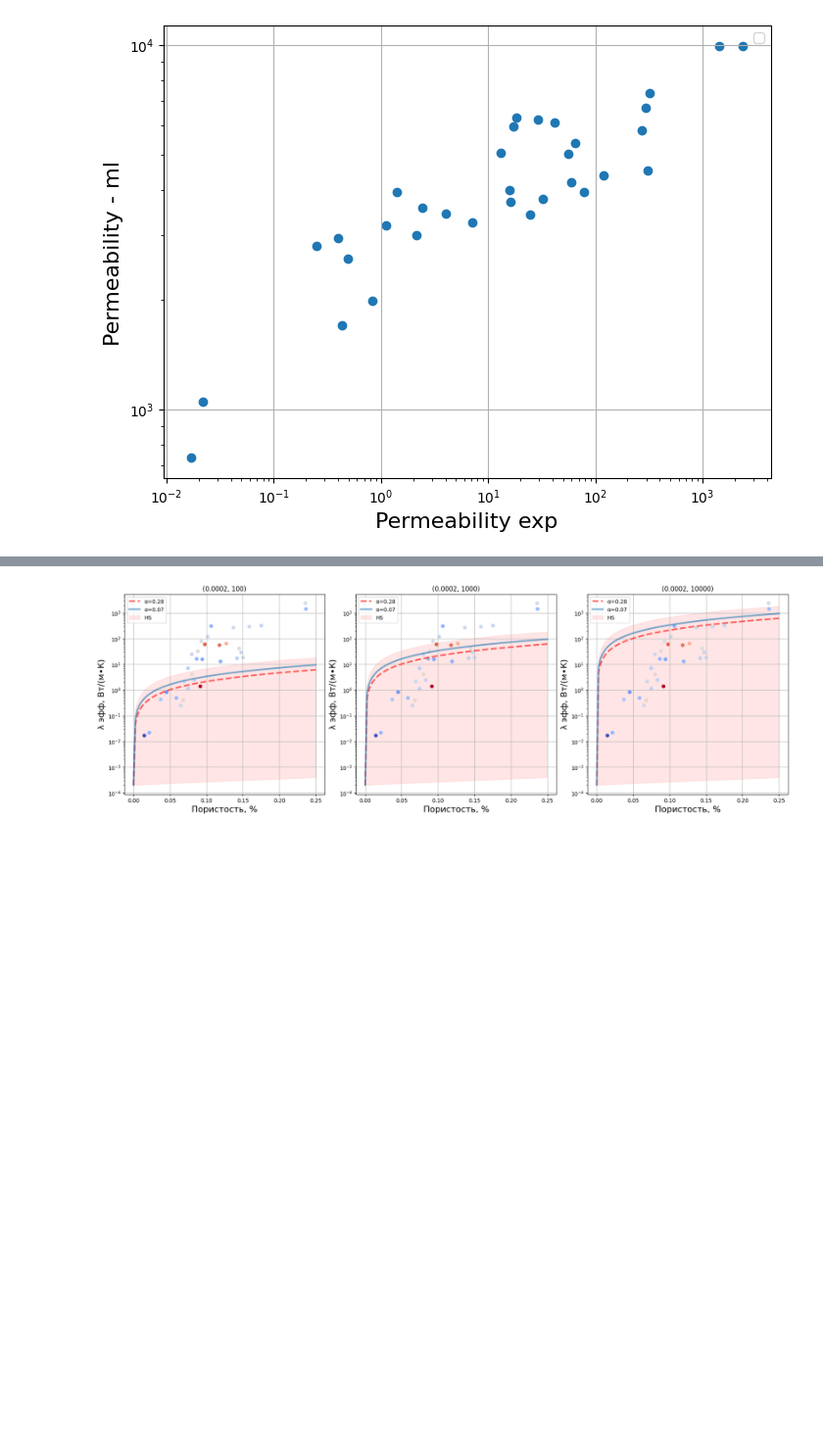
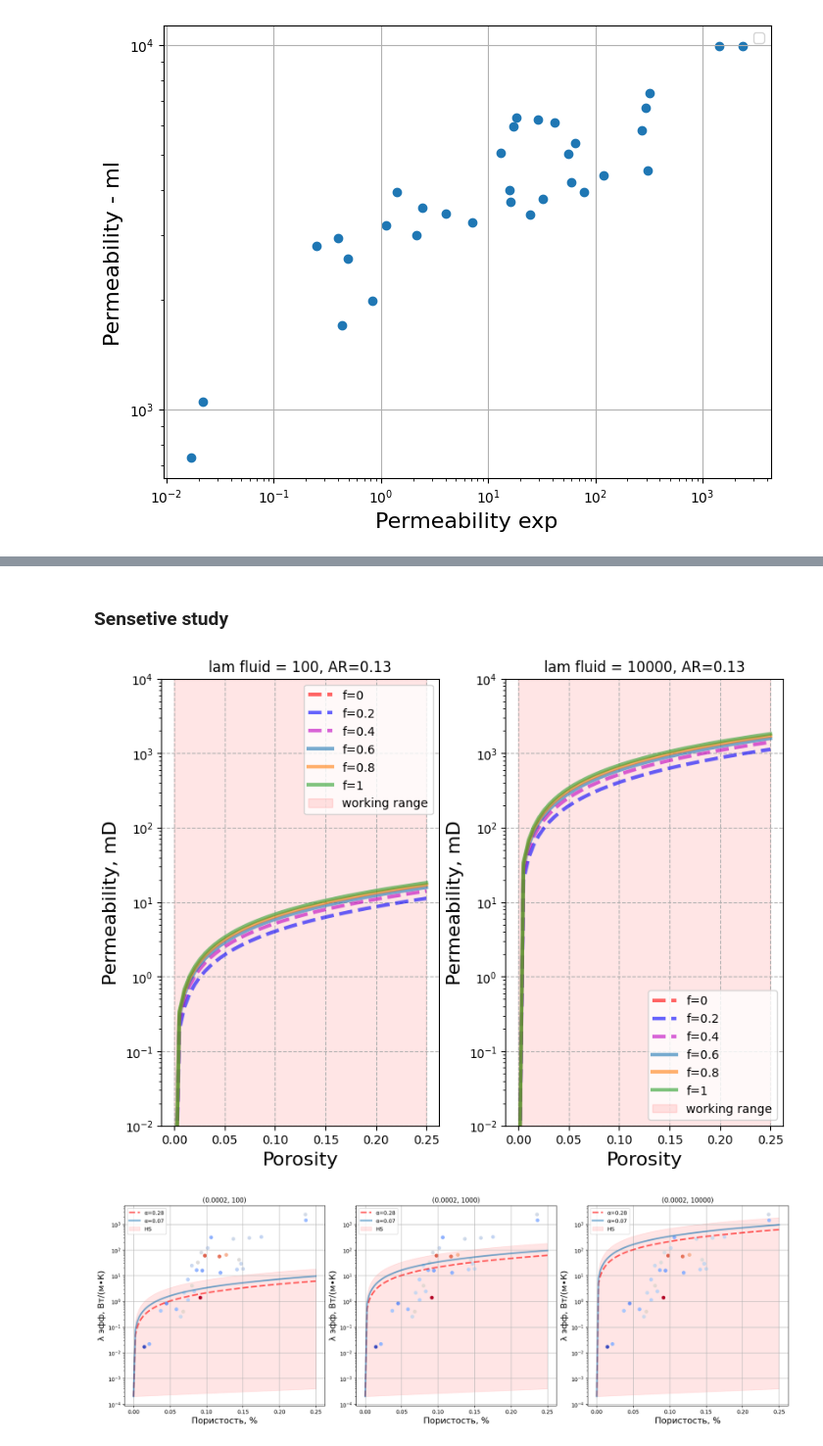
Before and after one commit to MariiaKalinina/Elasticity, a Jupyter notebook: Permeability_from_TC.ipynb, the cells around one changed output, grey strips where cells are left out. Shown at 98% size. Drawn from its saved outputs; the diff is of its cells as text; code cells hidden in the pictures; blank space fills up the shorter version.

```diff
--- a/Permeability_from_TC.ipynb
+++ b/Permeability_from_TC.ipynb
@@ -699,6 +701,86 @@ def effective_tc_f(conc, alpha_shape, lam, f):
     L_eff = np.sum(parall_comp) / np.sum(perpen_comp)
 #         print('TC eff: ', L_eff, end='\n\n')
     return L_eff
+# %% [markdown]
+### Sensetive study
+# %%
+fig5 = plt.figure(layout='constrained', figsize=(8, 6))
+axs = fig5.subplots(1, 2, sharex=True)
+
+porosity = np.linspace(0, 0.25, 50)
+
+ar = 0.13
+lam_matrix = 10**-4
+
+lam_fluid=[10**2, 10**4]
+
+for ax, l_fluid in zip(axs,lam_fluid):
+
+    tc_eff_air2, tc_eff_water2, tc_eff_oil2 = [], [], []
+    list1, list2, list3 = [], [], []
+    por = porosity
+
+    alpha_shape = [1, ar]
+
+    mlam = [lam_matrix, l_fluid]
+
+    f=0
+    for i in por:
+        conc = [1-i, i]
+        tc_eff_air2.append(effective_tc_f(conc, alpha_shape, mlam, f))
+    ax.plot(por, tc_eff_air2, 'r--', lw=3, alpha=0.6, label=f'f={f}')
+
+    f=0.2
+    for i in por:
+        conc = [1-i, i]
+        tc_eff_water2.append(effective_tc_f(conc, alpha_shape, mlam, f))
+    ax.plot(por, tc_eff_water2, 'b--', lw=3, alpha=0.6, label=f'f={f}')
+
+    f=0.4
+    for i in por:
+        conc = [1-i, i]
+        tc_eff_oil2.append(effective_tc_f(conc, alpha_shape, mlam, f))
+    ax.plot(por, tc_eff_oil2, 'm--', lw=3, alpha=0.6, label=f'f={f}')
+
+
+    f=0.6
+    for i in por:
+        conc = [1-i, i]
+        list1.append(effective_tc_f(conc, alpha_shape, mlam, f))
+    ax.plot(por, list1, lw=3, alpha=0.6, label=f'f={f}')
+
+
+    f=0.8
+    for i in por:
+        conc = [1-i, i]
+        list2.append(effective_tc_f(conc, alpha_shape, mlam, f))
+    ax.plot(por, list2, lw=3, alpha=0.6, label=f'f={f}')
+
+
+    f=1
+    for i in por:
+        conc = [1-i, i]
+        list3.append(effective_tc_f(conc, alpha_shape, mlam, f))
+    ax.plot(por, list3, lw=3, alpha=0.6, label=f'f={f}')
+
+    ax.fill_between(porosity, [10**4] * len(porosity), [10**-2] * len(porosity), color='r', alpha=.1, label='working range')
+
+    ax.set_yscale('log', base=10)
+    ax.set_ylim([10**-2, 10**4])
+    ax.grid(which='major', axis='both', linestyle='-')
+
+    ax.set_ylabel('Permeability, mD', fontsize=16)
+    ax.set_xlabel('Porosity', fontsize=16)
+    ax.grid(which='major', axis='both', linestyle='--')
+    ax.legend(loc='best', fontsize='medium')
+    # ax.set_xlim([0, 0.25])
+    # ax.set_xticks(np.arange(0, 0.25, 0.05), fontsize=20)
+
+    ax.set_title(f'lam fluid = {l_fluid}, AR=0.13')
+
+plt.show()
+# %% [output]
+[figure, added]
 # %%
 fig5 = plt.figure(layout='constrained', figsize=(18, 6))
 axs = fig5.subplots(1, 3, sharex=True)
```
Also changed, not shown: parts of 3 cells of this notebook.
